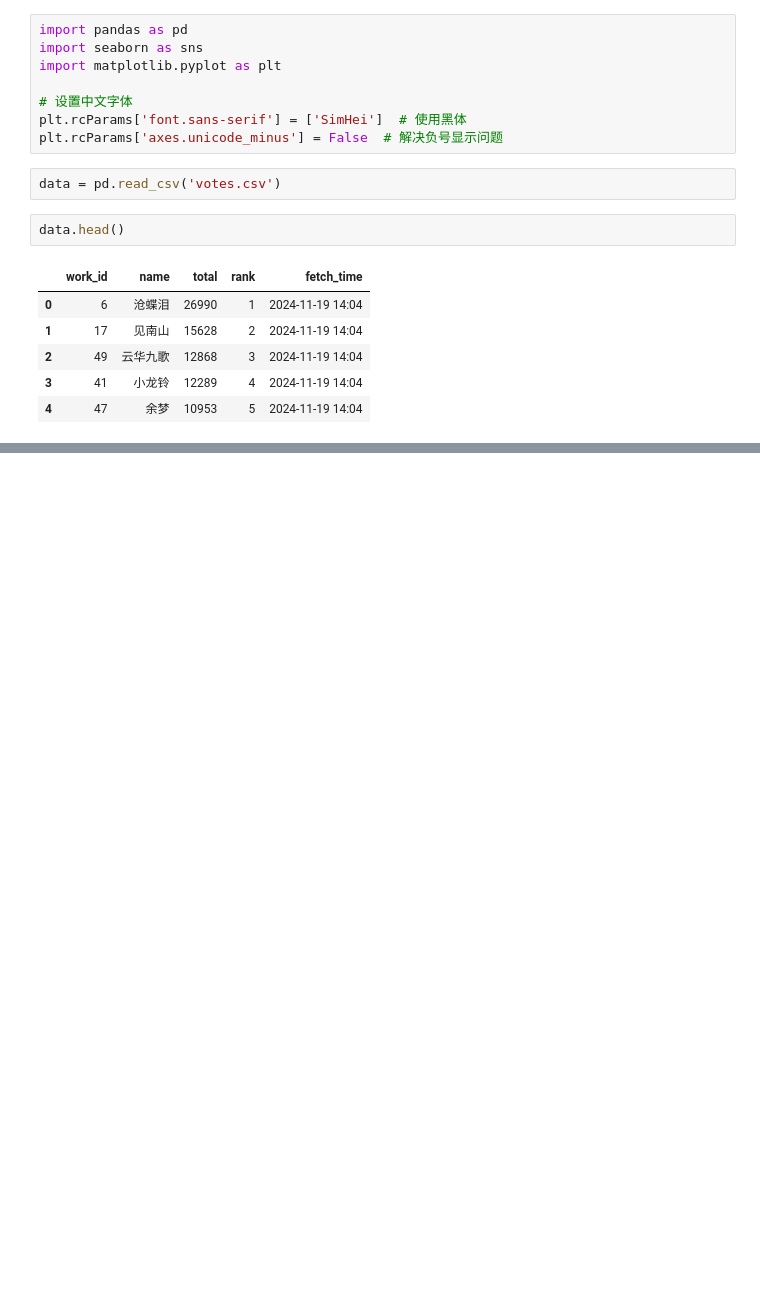
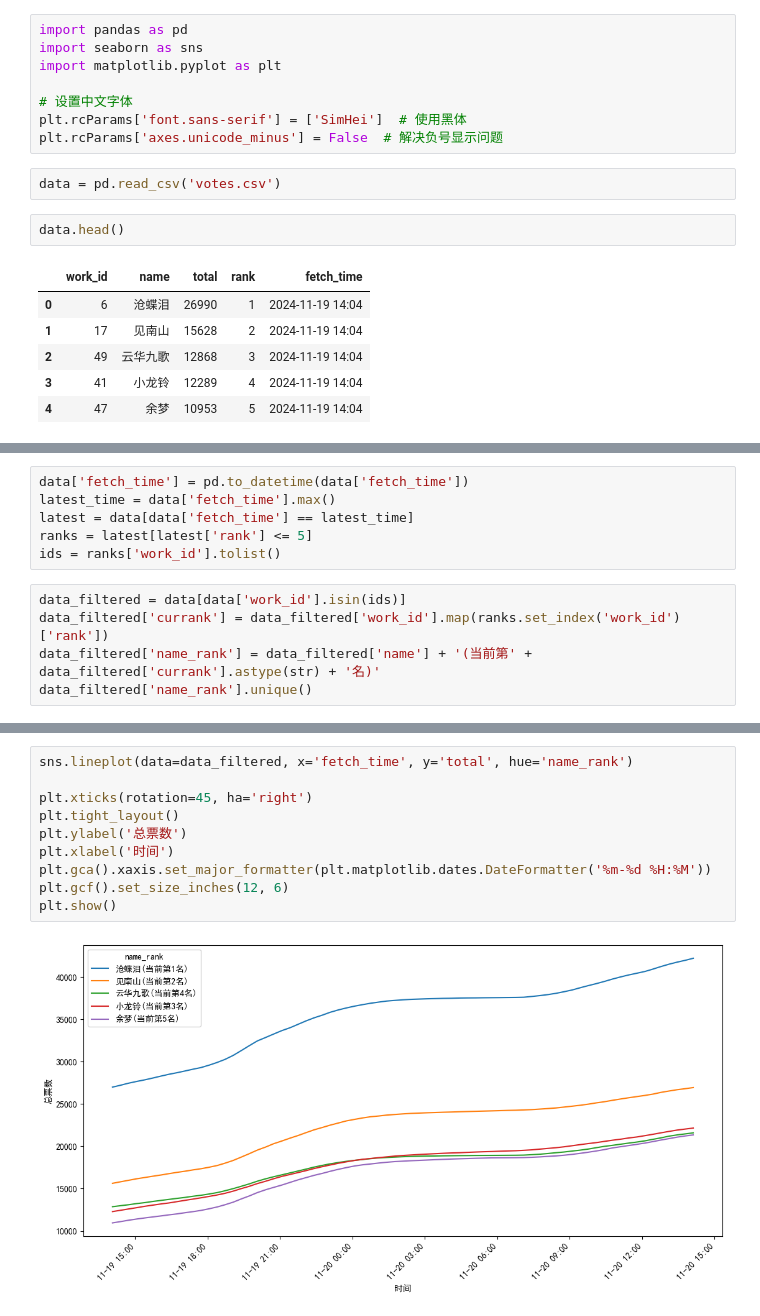
Before and after one commit to 610yilingliu/jx3_2024_vote, a Jupyter notebook: visualize.ipynb, the cells around one changed output, grey strips where cells are left out. Cells and saved outputs as stored; diff of their text form; blank space fills up the shorter version.

```diff
--- a/visualize.ipynb
+++ b/visualize.ipynb
@@ -39,0 +20,11 @@ See the caveats in the documentation: https://pandas.pydata.org/pandas-docs/stab
+# %%
+data['fetch_time'] = pd.to_datetime(data['fetch_time'])
+latest_time = data['fetch_time'].max()
+latest = data[data['fetch_time'] == latest_time]
+ranks = latest[latest['rank'] <= 5]
+ids = ranks['work_id'].tolist()
+# %%
+data_filtered = data[data['work_id'].isin(ids)]
+data_filtered['currank'] = data_filtered['work_id'].map(ranks.set_index('work_id')['rank'])
+data_filtered['name_rank'] = data_filtered['name'] + '(当前第' + data_filtered['currank'].astype(str) + '名)'
+data_filtered['name_rank'].unique()
@@ -39,0 +44,12 @@ See the caveats in the documentation: https://pandas.pydata.org/pandas-docs/stab
+# %%
+sns.lineplot(data=data_filtered, x='fetch_time', y='total', hue='name_rank')
+
+plt.xticks(rotation=45, ha='right')
+plt.tight_layout()
+plt.ylabel('总票数')
+plt.xlabel('时间')
+plt.gca().xaxis.set_major_formatter(plt.matplotlib.dates.DateFormatter('%m-%d %H:%M'))
+plt.gcf().set_size_inches(12, 6)
+plt.show()
+# %% [output]
+[figure, added]
```
Also changed, not shown: parts of 2 cells of this notebook, 1 other file.
